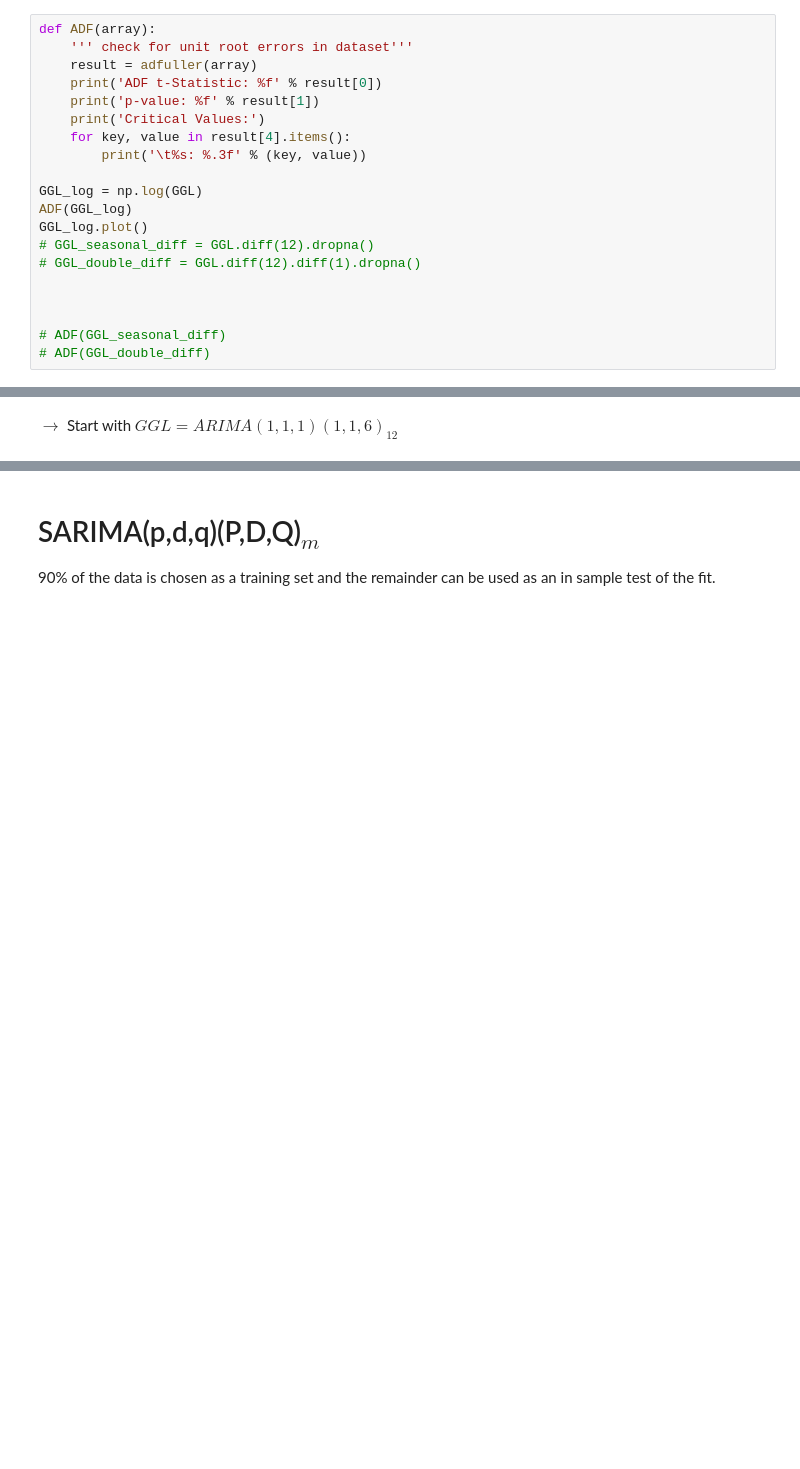
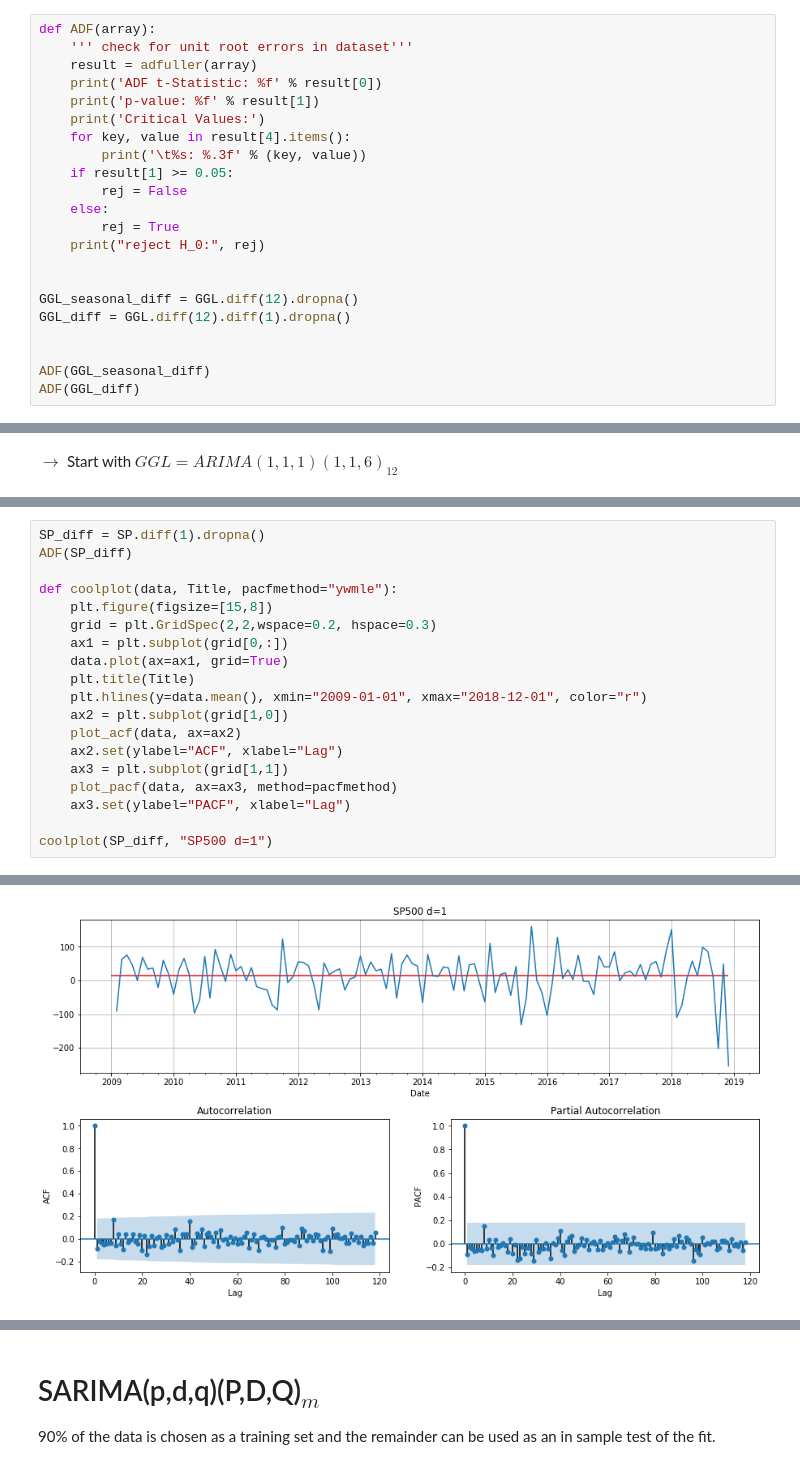
Before and after one commit to shervinrad100/Python-Projects, a Jupyter notebook: Research Project/Code/Research Project .ipynb, the cells around one changed output, grey strips where cells are left out. Cells and saved outputs as stored; diff of their text form; blank space fills up the shorter version.

```diff
--- a/Research Project/Code/Research Project .ipynb
+++ b/Research Project/Code/Research Project .ipynb
@@ -226,15 +241,17 @@ def ADF(array):
     print('Critical Values:')
     for key, value in result[4].items():
         print('\t%s: %.3f' % (key, value))
-
-GGL_log = np.log(GGL)
-ADF(GGL_log)
-GGL_log.plot()
-# GGL_seasonal_diff = GGL.diff(12).dropna()
-# GGL_double_diff = GGL.diff(12).diff(1).dropna()
+    if result[1] >= 0.05:
+        rej = False
+    else:
+        rej = True
+    print("reject H_0:", rej)
 
 
+GGL_seasonal_diff = GGL.diff(12).dropna()
+GGL_diff = GGL.diff(12).diff(1).dropna()
 
-# ADF(GGL_seasonal_diff)
-# ADF(GGL_double_diff)
+
+ADF(GGL_seasonal_diff)
+ADF(GGL_diff)
 # %% [output]
@@ -271,0 +306,20 @@ $\rightarrow$ Start with  $GGL = ARIMA(1,1,1)(1,1,6)_{12}$
+# %%
+SP_diff = SP.diff(1).dropna()
+ADF(SP_diff)
+
+def coolplot(data, Title, pacfmethod="ywmle"):
+    plt.figure(figsize=[15,8])
+    grid = plt.GridSpec(2,2,wspace=0.2, hspace=0.3)
+    ax1 = plt.subplot(grid[0,:])
+    data.plot(ax=ax1, grid=True)
+    plt.title(Title)
+    plt.hlines(y=data.mean(), xmin="2009-01-01", xmax="2018-12-01", color="r")
+    ax2 = plt.subplot(grid[1,0])
+    plot_acf(data, ax=ax2)
+    ax2.set(ylabel="ACF", xlabel="Lag")
+    ax3 = plt.subplot(grid[1,1])
+    plot_pacf(data, ax=ax3, method=pacfmethod)
+    ax3.set(ylabel="PACF", xlabel="Lag")
+
+coolplot(SP_diff, "SP500 d=1")
+# %% [output]
@@ -271,0 +333 @@ $\rightarrow$ Start with  $GGL = ARIMA(1,1,1)(1,1,6)_{12}$
+[figure, added]
```
Also changed, not shown: parts of 37 cells of this notebook.
